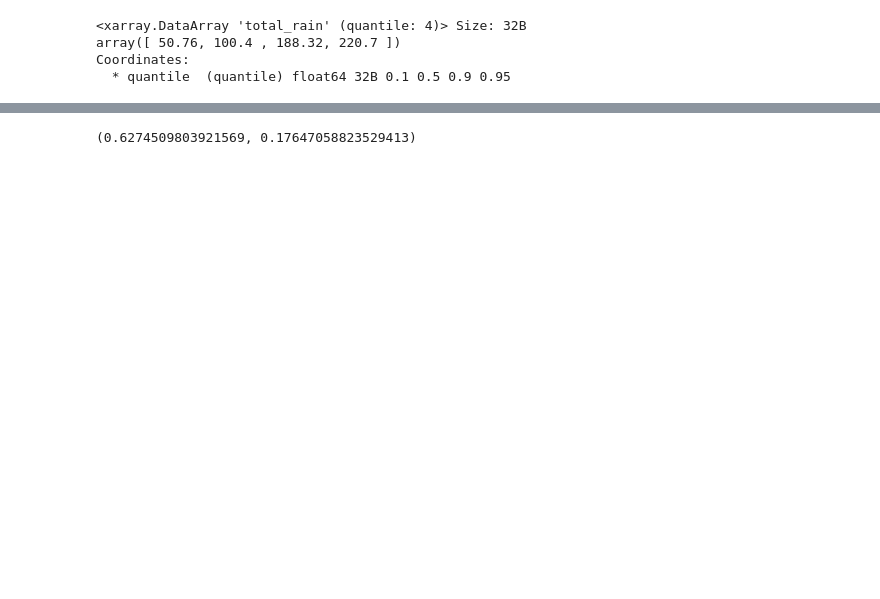
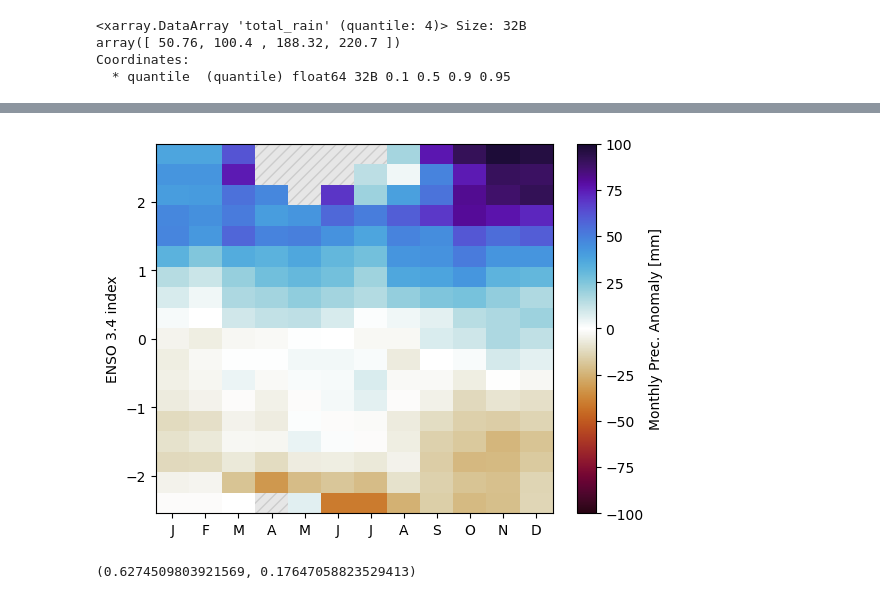
Before and after one commit to iuryt/swot_southbrazil_flooding, a Jupyter notebook: src/03-met_stations.ipynb, the cells around one changed output, grey strips where cells are left out. Cells and saved outputs as stored; diff of their text form; code cells hidden in the pictures; blank space fills up the shorter version.

```diff
--- a/src/03-met_stations.ipynb
+++ b/src/03-met_stations.ipynb
@@ -300,3 +537,12 @@ fig.savefig("../img/enso_rain.png", dpi=200, bbox_inches="tight")
+# %%
+fig, ax = plt.subplots()
+ax.axvspan(0,12.5, facecolor="0.9", hatch="///", edgecolor="0.8")
+c = rain_enso.plot(ax=ax, vmin=-100, vmax=100, cmap="cmr.fusion", add_colorbar=False)
+fig.colorbar(c, ax=ax, label="Monthly Prec. Anomaly [mm]")
+ax.set(ylabel="ENSO 3.4 index", xticks=np.arange(1,12+1), xticklabels="J F M A M J J A S O N D".split(), xlabel="");
+fig.savefig("../img/enso_composite.png", dpi=200, bbox_inches="tight")
+# %% [output]
+[figure, added]
 # %%
 da = events.where(events.total_rain>250).stack(obs=["name", "event"]).dropna("obs")
 # %%
```
Also changed, not shown: parts of 15 cells of this notebook, 16 other files.
